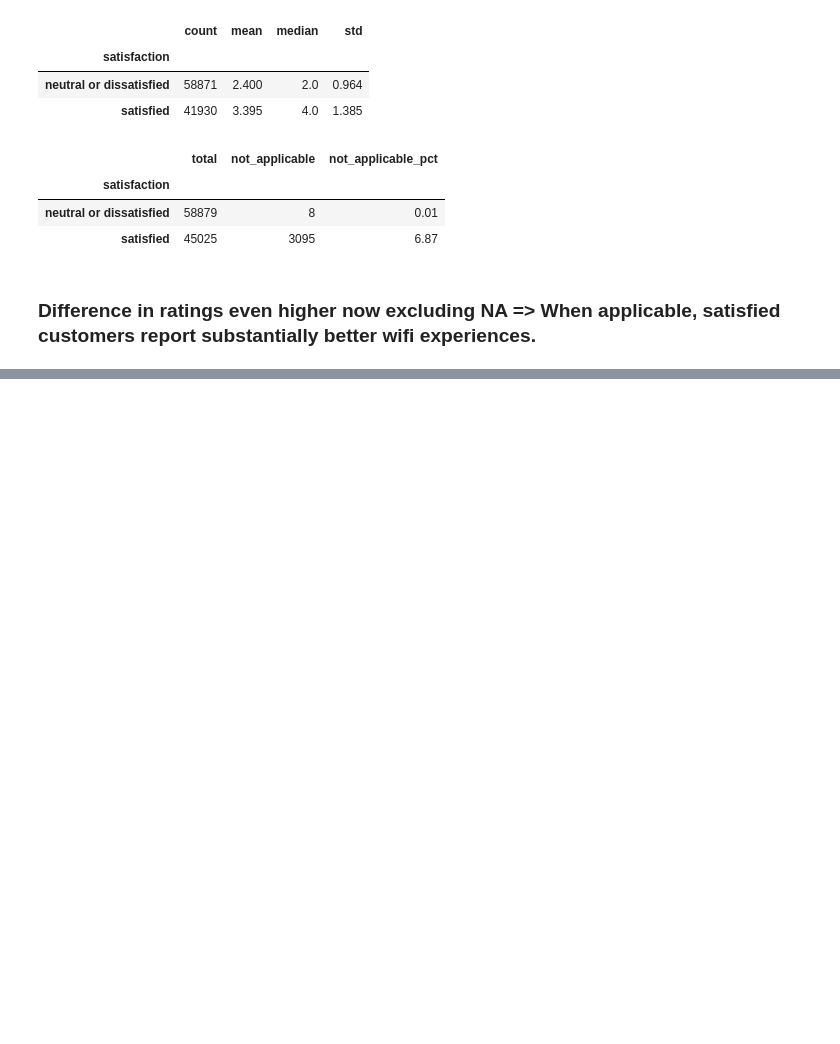
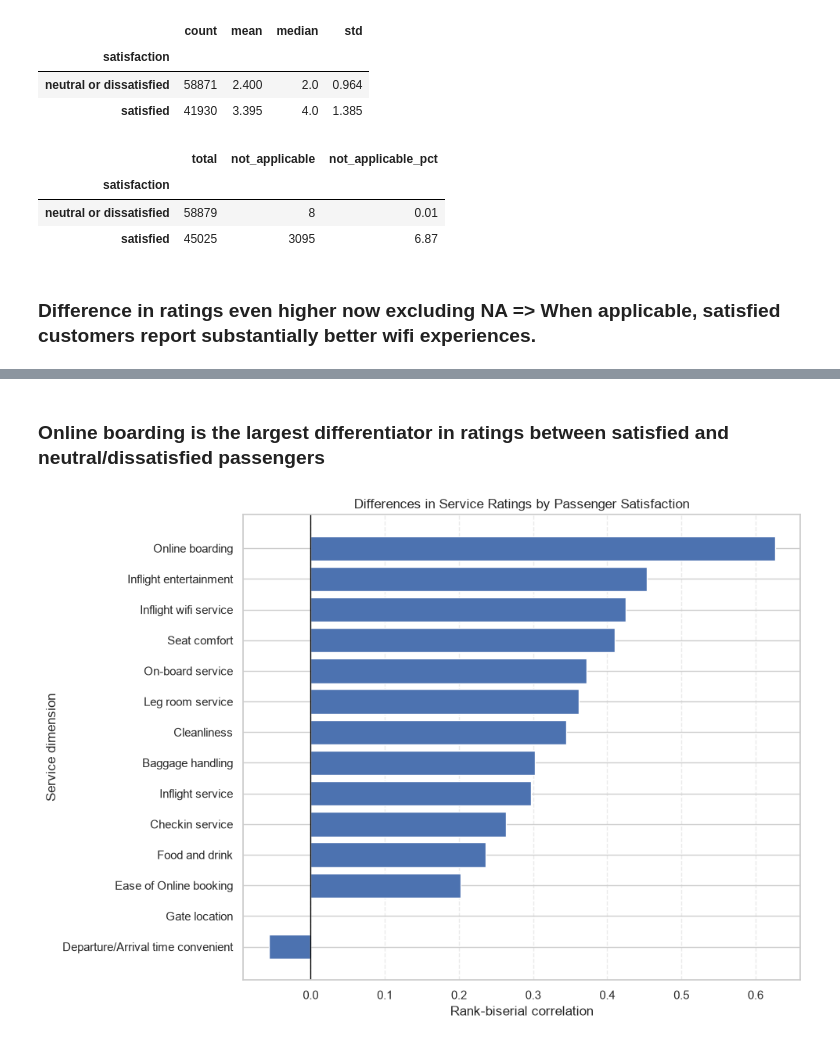
Before and after one commit to namtu06/airline-passenger-satisfaction-analysis, a Jupyter notebook: notebooks/01_data_understanding.ipynb, the cells around one changed output, grey strips where cells are left out. Cells and saved outputs as stored; diff of their text form; code cells hidden in the pictures; blank space fills up the shorter version.

```diff
--- a/notebooks/01_data_understanding.ipynb
+++ b/notebooks/01_data_understanding.ipynb
@@ -580,0 +686,19 @@ display(wifi_na_summary.round(2))
+# %%
+service_columns = [
+    "Inflight wifi service",
+    "Departure/Arrival time convenient",
+    "Ease of Online booking",
+    "Gate location",
+    "Food and drink",
+    "Online boarding",
+    "Seat comfort",
+    "Inflight entertainment",
+    "On-board service",
+    "Leg room service",
+    "Baggage handling",
+    "Checkin service",
+    "Inflight service",
+    "Cleanliness"
+]
+
+print(train[service_columns].describe().round(2).T)
@@ -580,0 +797,41 @@ display(wifi_na_summary.round(2))
+# %% [markdown]
+### Online boarding is the largest differentiator in ratings between satisfied and neutral/dissatisfied passengers
+# %%
+import matplotlib.pyplot as plt
+
+# Sort by effect size
+plot_data = mw_results.sort_values(
+    "Rank-biserial",
+    ascending=True
+)
+
+fig, ax = plt.subplots(figsize=(10, 7))
+
+ax.barh(
+    plot_data["Variable"],
+    plot_data["Rank-biserial"]
+)
+
+# Reference line at zero
+ax.axvline(0, linewidth=1, color="black")
+
+ax.set_xlabel("Rank-biserial correlation")
+ax.set_ylabel("Service dimension")
+ax.set_title(
+    "Differences in Service Ratings by Passenger Satisfaction"
+)
+
+ax.grid(axis="x", linestyle="--", alpha=0.4)
+ax.set_axisbelow(True)
+
+plt.tight_layout()
+
+plt.savefig(
+    "../reports/figures/service_rating_rank_biserial.png",
+    dpi=300,
+    bbox_inches="tight"
+)
+
+plt.show()
+# %% [output]
+[figure, added]
```
Also changed, not shown: parts of 18 cells of this notebook, 1 other file.
